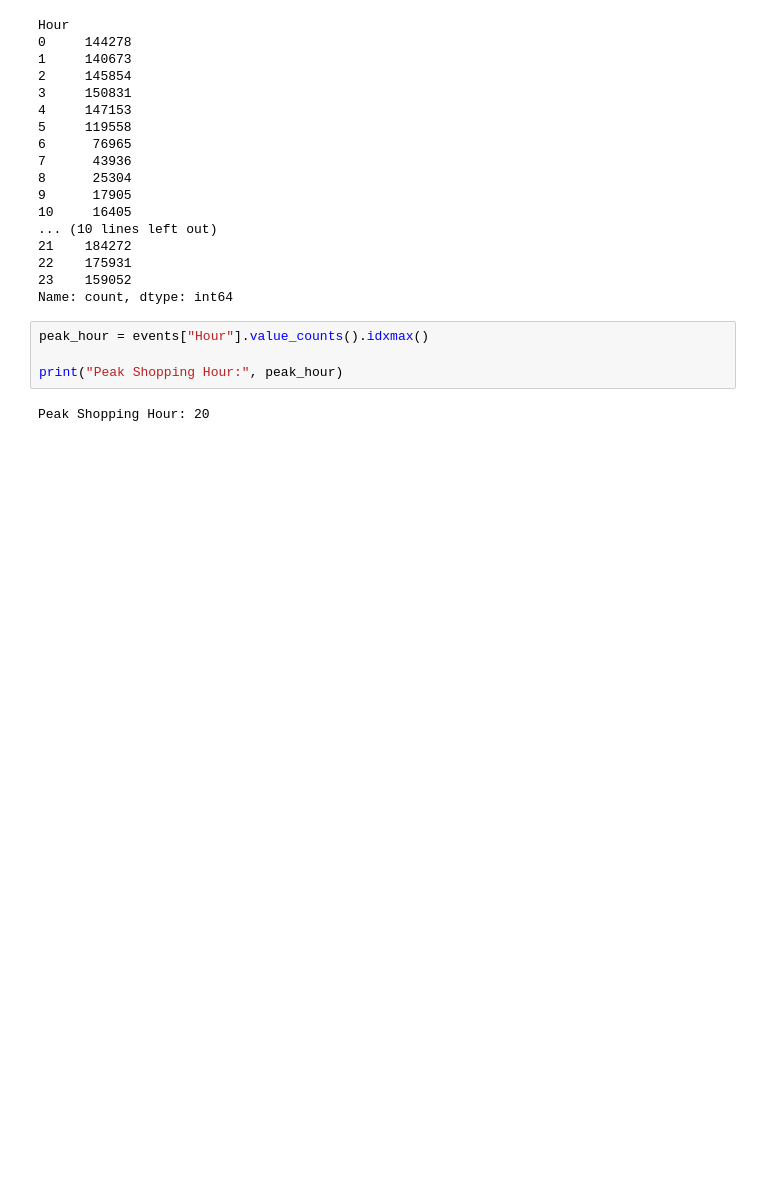
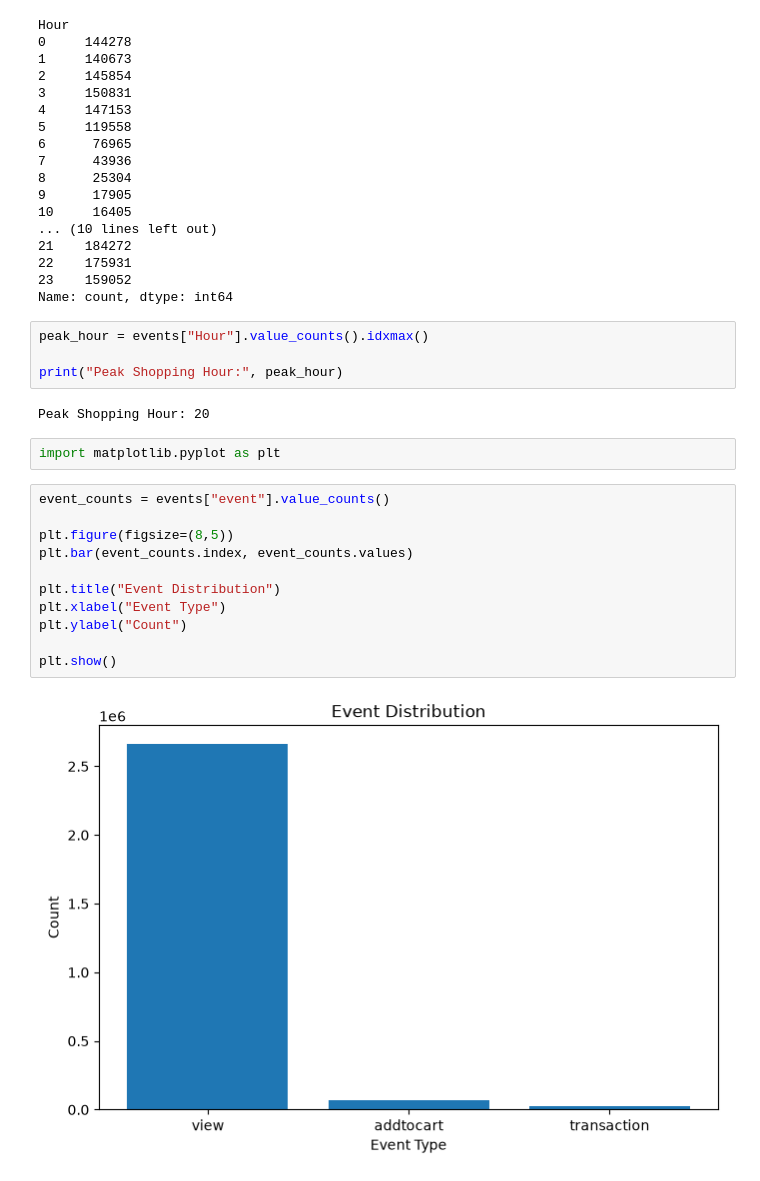
Before and after one commit to Rakeshyadav2005/Retail-Customer-Behavior-Analytics, a Jupyter notebook: notebooks/03_Exploratory_Data_Analysis-checkpoint.ipynb, the cells around one changed output. Saved outputs shown, nothing was run; the diff lists cells and outputs as text; blank space fills up the shorter version.

Commit message:
Add data visualizations for exploratory data analysis

```diff
--- a/notebooks/03_Exploratory_Data_Analysis-checkpoint.ipynb
+++ b/notebooks/03_Exploratory_Data_Analysis-checkpoint.ipynb
@@ -403,3 +403,18 @@ peak_hour = events["Hour"].value_counts().idxmax()
 print("Peak Shopping Hour:", peak_hour)
 # %% [output]
 Peak Shopping Hour: 20
+# %%
+import matplotlib.pyplot as plt
+# %%
+event_counts = events["event"].value_counts()
+
+plt.figure(figsize=(8,5))
+plt.bar(event_counts.index, event_counts.values)
+
+plt.title("Event Distribution")
+plt.xlabel("Event Type")
+plt.ylabel("Count")
+
+plt.show()
+# %% [output]
+[figure, added]
```
Also changed, not shown: parts of 5 cells of this notebook.
